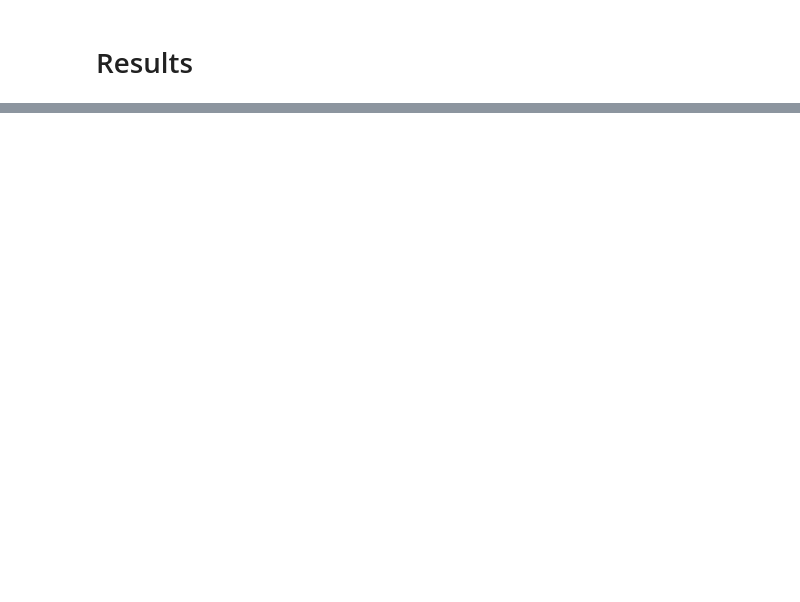
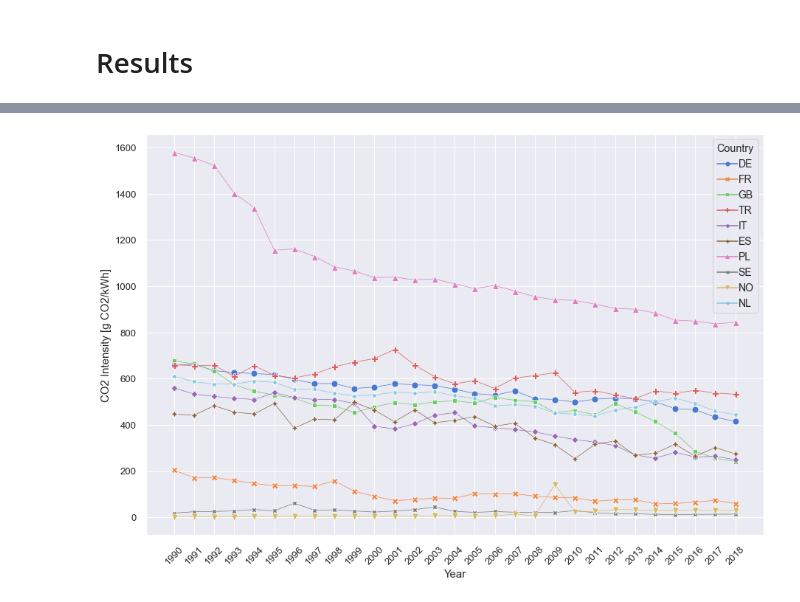
Before and after one commit to INATECH-CIG/CO2_emissions_factors, a Jupyter notebook: EF calculation top down method.ipynb, the cells around one changed output, grey strips where cells are left out. Drawn from its saved outputs; the diff is of its cells as text; code cells hidden in the pictures; blank space fills up the shorter version.

```diff
--- a/EF calculation top down method.ipynb
+++ b/EF calculation top down method.ipynb
@@ -151,0 +168,17 @@ Image(filename= os.path.join(top_down_method_input_directory_path, 'methodology.
+# %%
+#using only substances provided in the example excel-sheet (Austria Example). Nevertheless, the methodology on the website
+#suggests using two more substances namely primary biogases and primary solid biofuels
+
+# Solid fossil fuel; C0000X0350-0370;
+# Oil and petroleum products (excl. Biofuel); O4000XBIO;
+# Natural Gas; G3000;
+# Manufactured gases; C0350-0370;
+# Peat and peat products; P1000;
+# Oil shale and Oil sands; S2000;
+#--- not in the example but in the documentation Primary solid biofuels; R5110-5150_W6000RI;
+#--- not in the example but in the documentation Primary Biogases; R5300;
+# Non-renewable waste; W6100_6220.
+
+# set filter substance
+
+substances = 'C0000X0350-0370|O4000XBIO|G3000|C0350-0370|P1000|S2000|W6100_6220'
@@ -151,0 +334,3 @@ Image(filename= os.path.join(top_down_method_input_directory_path, 'methodology.
+# %%
+#filter CO2_emissions_UNFCC using only columns that exist in both dataframes
+CO2_cleaned = CO2_emissions_UNFCC[pd.Series(CO2_emissions_UNFCC.columns)[pd.Series(CO2_emissions_UNFCC.columns).apply(lambda x: x in ei_MAP.columns)]]
@@ -472,0 +753,27 @@ EF_calc.tail()
+# %%
+# CI developent from 1990 upto 2018
+sns.set(font_scale = 1.2)
+fig, ax = plt.subplots()
+
+ax = sns.lineplot(data=CI_without_heat[GEP.loc['2018'].sort_values(ascending=False)[:10].index],
+                  markers=True,
+                  dashes=False,
+                  linewidth=0.7,
+                  markersize=9,
+                  palette=sns.color_palette("muted"),
+                  legend='full')
+
+
+
+handles, labels = ax.get_legend_handles_labels()
+
+ax.legend(handles, labels,  loc='upper right',
+                   handletextpad=0., columnspacing=0.5, ncol=1,
+                   title='Country', fontsize=14, frameon=True)
+
+ax.set_ylabel("CO2 Intensity [g CO2/kWh]", fontsize=15)
+ax.set_xlabel("Year", fontsize=15)
+
+ax.tick_params(axis='x', rotation=45)
+# %% [output]
+[figure, added]
```
Also changed, not shown: parts of 52 cells of this notebook, 9 other files.
